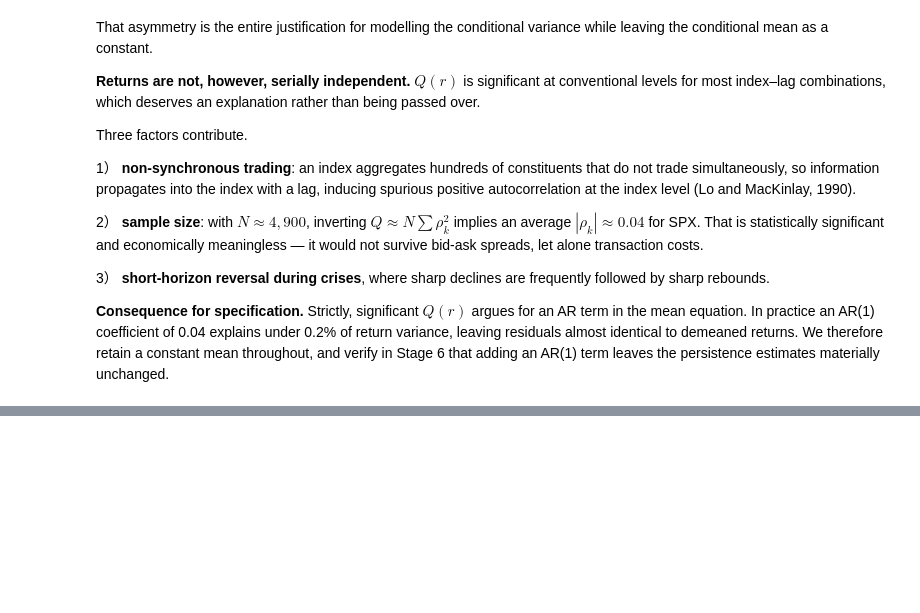
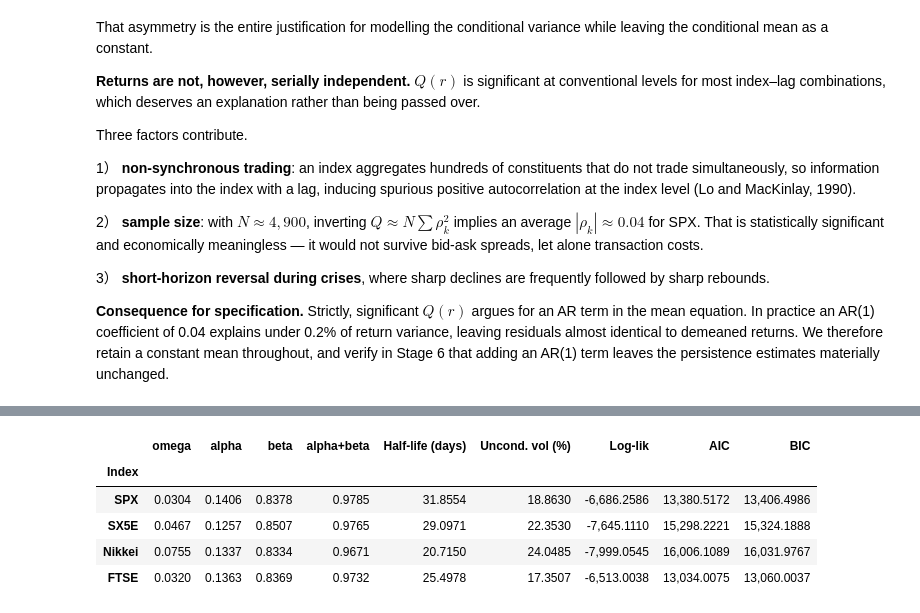
Before and after one commit to PeacoFoxy/StockMarket-Projects, a Jupyter notebook: garch_project/notebooks/garch_analysis.ipynb, the cells around one changed output, grey strips where cells are left out. Saved outputs shown, nothing was run; the diff lists cells and outputs as text; code cells hidden in the pictures; blank space fills up the shorter version.

```diff
--- a/garch_project/notebooks/garch_analysis.ipynb
+++ b/garch_project/notebooks/garch_analysis.ipynb
@@ -569,0 +665,26 @@ estimates materially unchanged.
+# %%
+# Parameter summary
+garch_summary = summarise_fits(garch_normal)
+garch_summary
+
+# 1) alpha + beta < 1 for every index. Violation means non-stationarity:
+#    shocks never decay and the unconditional variance does not exist.
+#
+# 2) omega > 0, alpha >= 0, beta >= 0. Negative values would imply a
+#    negative conditional variance, which is not admissible. The arch
+#    package constrains these, so violations should not appear.
+#
+# 3) Implied unconditional volatility vs the realised figures from 1.3:
+#       SPX 19.8   SX5E 21.8   Nikkei 23.9   FTSE 17.8
+#    Close agreement confirms the model reproduces the long-run level.
+#
+# 4) The Stage 2 prediction: is alpha largest for SPX, and beta largest
+#    for SX5E? Either outcome is informative -- a miss means the mapping
+#    from LM statistics to parameters is more subtle than assumed.
+# %% [output]
+|  | omega | alpha | beta | alpha+beta | Half-life (days) | Uncond. vol (%) | Log-lik | AIC | BIC |
+| Index |  |  |  |  |  |  |  |  |  |
+| SPX | 0.0304 | 0.1406 | 0.8378 | 0.9785 | 31.8554 | 18.8630 | -6,686.2586 | 13,380.5172 | 13,406.4986 |
+| SX5E | 0.0467 | 0.1257 | 0.8507 | 0.9765 | 29.0971 | 22.3530 | -7,645.1110 | 15,298.2221 | 15,324.1888 |
+| Nikkei | 0.0755 | 0.1337 | 0.8334 | 0.9671 | 20.7150 | 24.0485 | -7,999.0545 | 16,006.1089 | 16,031.9767 |
+| FTSE | 0.0320 | 0.1363 | 0.8369 | 0.9732 | 25.4978 | 17.3507 | -6,513.0038 | 13,034.0075 | 13,060.0037 |
```
Also changed, not shown: parts of 21 cells of this notebook, 10 other files.
